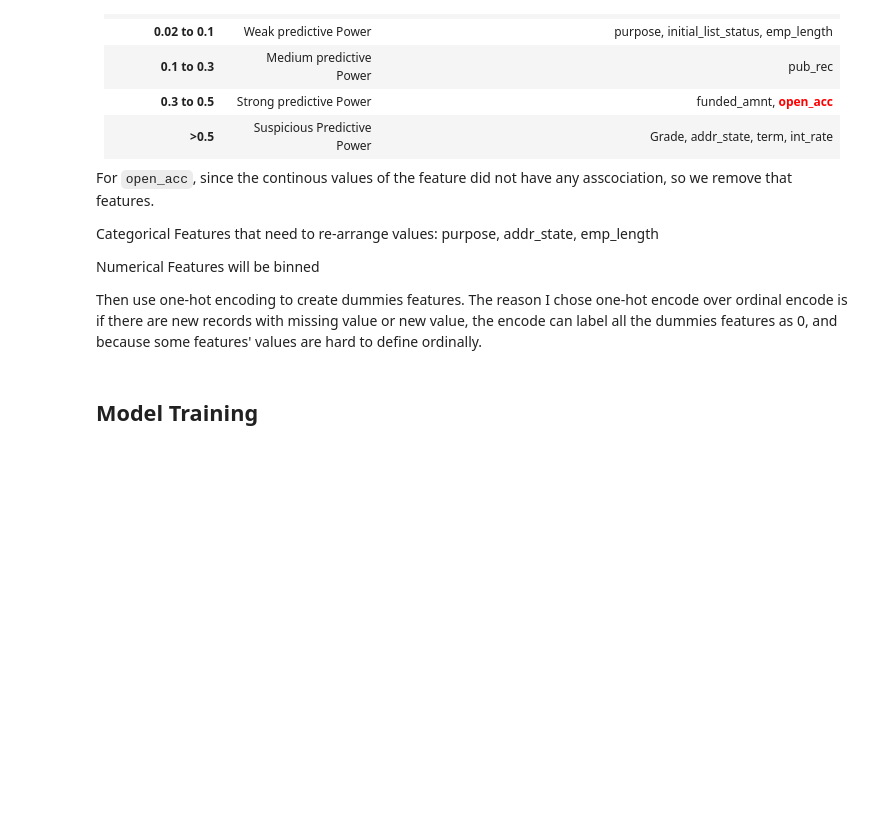
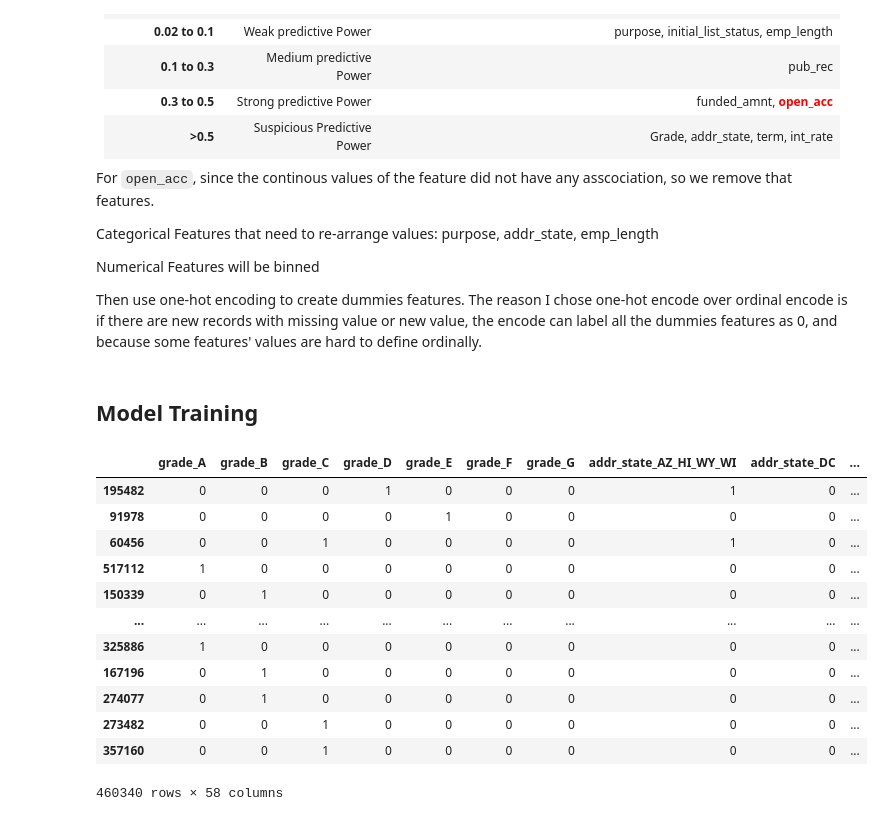
Before and after one commit to minhN2000/Risk_Management, a Jupyter notebook: credit risk/notebooks/PD_training.ipynb, the cells around one changed output. Drawn from its saved outputs; the diff is of its cells as text; code cells hidden in the pictures; blank space fills up the shorter version.

```diff
--- a/credit risk/notebooks/PD_training.ipynb
+++ b/credit risk/notebooks/PD_training.ipynb
@@ -1176,6 +1179,22 @@ train_df = train_df.drop('int_rate', axis=1)
 train_df = pd.concat([train_df, encoded_df], axis=1)
 # %% [markdown]
 ## Model Training
+# %%
+X_train
+# %% [output]
+|  | grade_A | grade_B | grade_C | grade_D | grade_E | grade_F | grade_G | addr_state_AZ_HI_WY_WI | addr_state_DC | ... |
+| 195482 | 0 | 0 | 0 | 1 | 0 | 0 | 0 | 1 | 0 | ... |
+| 91978 | 0 | 0 | 0 | 0 | 1 | 0 | 0 | 0 | 0 | ... |
+| 60456 | 0 | 0 | 1 | 0 | 0 | 0 | 0 | 1 | 0 | ... |
+| 517112 | 1 | 0 | 0 | 0 | 0 | 0 | 0 | 0 | 0 | ... |
+| 150339 | 0 | 1 | 0 | 0 | 0 | 0 | 0 | 0 | 0 | ... |
+| ... | ... | ... | ... | ... | ... | ... | ... | ... | ... | ... |
+| 325886 | 1 | 0 | 0 | 0 | 0 | 0 | 0 | 0 | 0 | ... |
+| 167196 | 0 | 1 | 0 | 0 | 0 | 0 | 0 | 0 | 0 | ... |
+| 274077 | 0 | 1 | 0 | 0 | 0 | 0 | 0 | 0 | 0 | ... |
+| 273482 | 0 | 0 | 1 | 0 | 0 | 0 | 0 | 0 | 0 | ... |
+| 357160 | 0 | 0 | 1 | 0 | 0 | 0 | 0 | 0 | 0 | ... |
+460340 rows × 58 columns
 # %%
 y_train = train_df[TARGET_VARIABLE]
 X_train = train_df.drop(TARGET_VARIABLE, axis=1)
```
Also changed, not shown: parts of 7 cells of this notebook, 2 other files.
